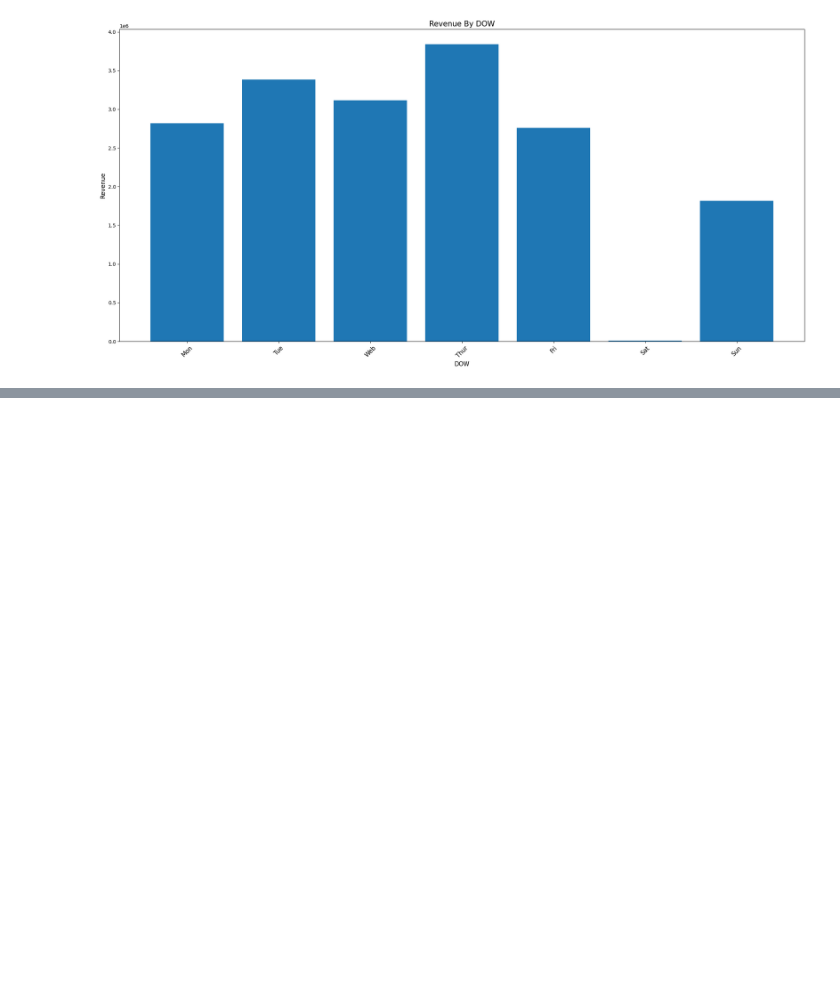
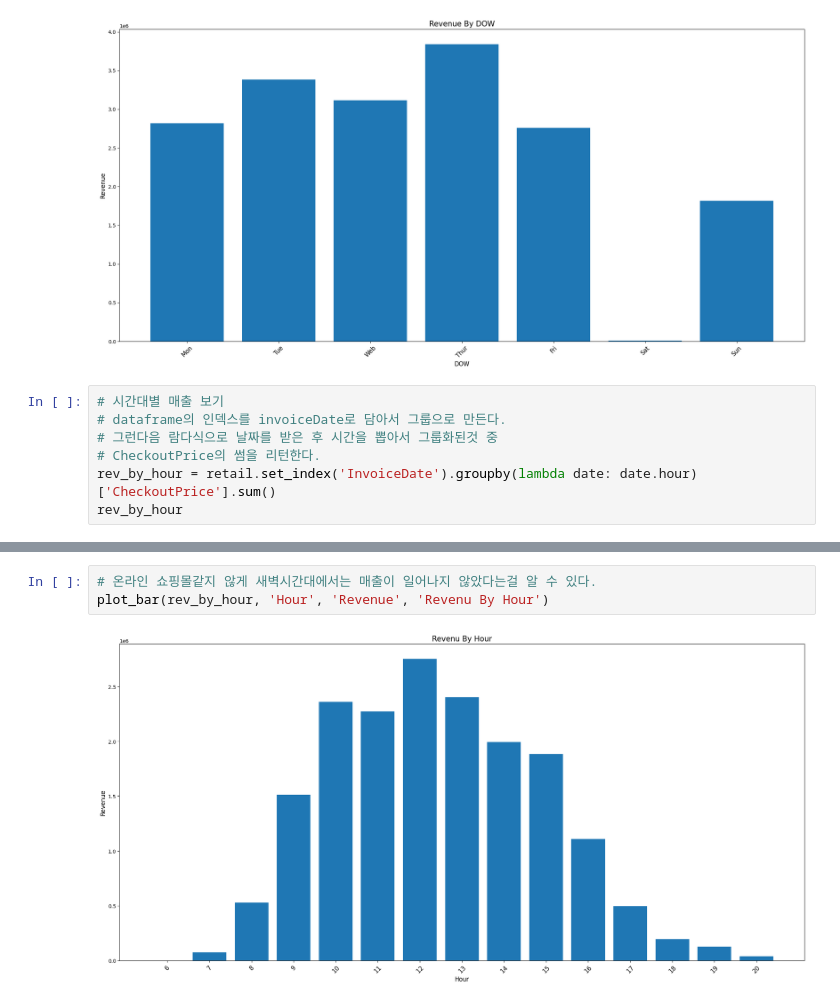
Before and after one commit to JinLeeGG/AI_Project_Preparation, a Jupyter notebook: 3. Data Analysis/04. Online Retail Dataset Analysis/4_Online_Retail_Dataset_Analysis.ipynb, the cells around one changed output, grey strips where cells are left out. Drawn from its saved outputs; the diff is of its cells as text; blank space fills up the shorter version.

```diff
--- a/3. Data Analysis/04. Online Retail Dataset Analysis/4_Online_Retail_Dataset_Analysis.ipynb
+++ b/3. Data Analysis/04. Online Retail Dataset Analysis/4_Online_Retail_Dataset_Analysis.ipynb
@@ -502,3 +504,10 @@ dtype: float64
 plot_bar(rev_by_dow, 'DOW', 'Revenue', 'Revenue By DOW')
 # %% [output]
 [figure]
+# %%
+# 시간대별 매출 보기
+# dataframe의 인덱스를 invoiceDate로 담아서 그룹으로 만든다.
+# 그런다음 람다식으로 날짜를 받은 후 시간을 뽑아서 그룹화된것 중
+# CheckoutPrice의 썸을 리턴한다.
+rev_by_hour = retail.set_index('InvoiceDate').groupby(lambda date: date.hour)['CheckoutPrice'].sum()
+rev_by_hour
@@ -504,0 +533,5 @@ plot_bar(rev_by_dow, 'DOW', 'Revenue', 'Revenue By DOW')
+# %%
+# 온라인 쇼핑몰같지 않게 새벽시간대에서는 매출이 일어나지 않았다는걸 알 수 있다.
+plot_bar(rev_by_hour, 'Hour', 'Revenue', 'Revenu By Hour')
+# %% [output]
+[figure, added]
```
Also changed, not shown: parts of 3 cells of this notebook.
